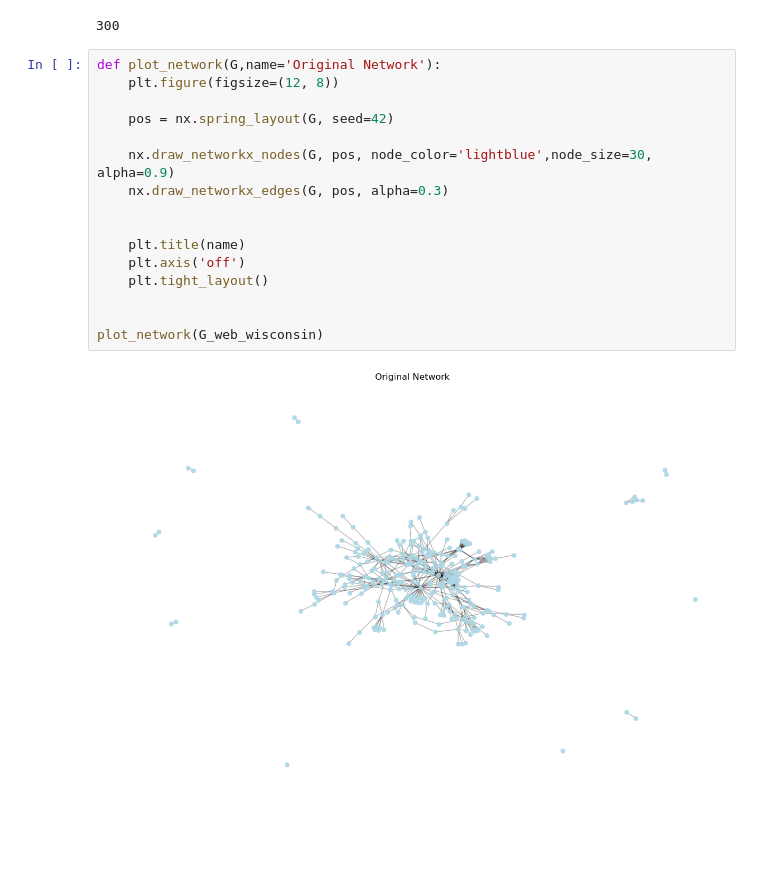
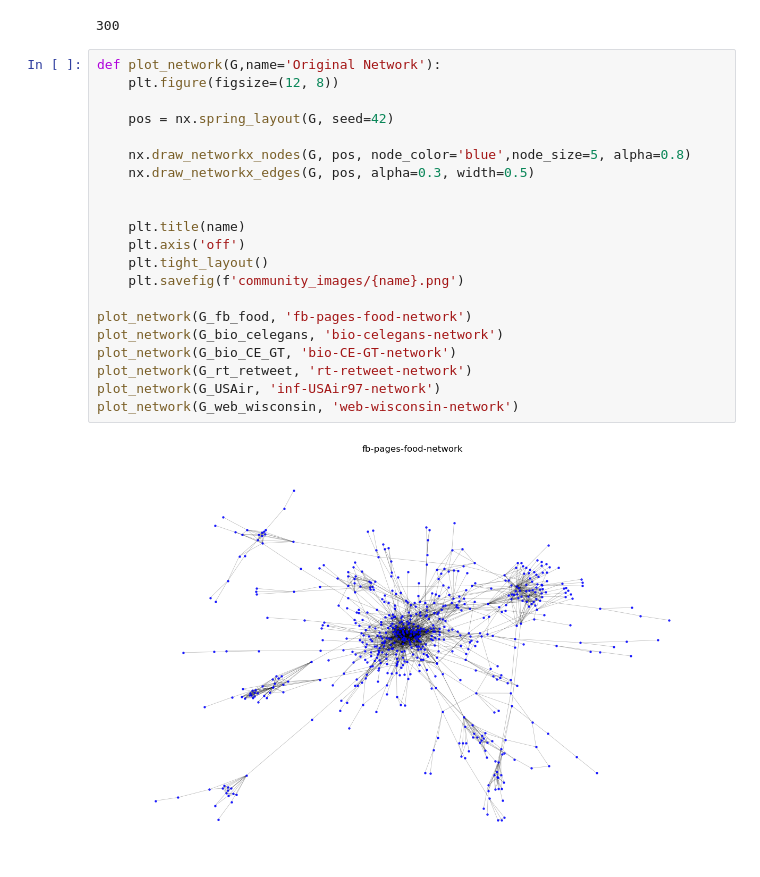
Before and after one commit to LiquidIce95/complex_networks_mini_project_numeric_sim, a Jupyter notebook: community_detection.ipynb, the cells around one changed output. Drawn from its saved outputs; the diff is of its cells as text; blank space fills up the shorter version.

```diff
--- a/community_detection.ipynb
+++ b/community_detection.ipynb
@@ -24,18 +24,23 @@ print(len(G_web_wisconsin.nodes()))
 # %%
 def plot_network(G,name='Original Network'):
     plt.figure(figsize=(12, 8))
 
     pos = nx.spring_layout(G, seed=42)
 
-    nx.draw_networkx_nodes(G, pos, node_color='lightblue',node_size=30, alpha=0.9)
-    nx.draw_networkx_edges(G, pos, alpha=0.3)
+    nx.draw_networkx_nodes(G, pos, node_color='blue',node_size=5, alpha=0.8)
+    nx.draw_networkx_edges(G, pos, alpha=0.3, width=0.5)
 
 
     plt.title(name)
     plt.axis('off')
     plt.tight_layout()
+    plt.savefig(f'community_images/{name}.png')
 
-
-plot_network(G_web_wisconsin)
+plot_network(G_fb_food, 'fb-pages-food-network')
+plot_network(G_bio_celegans, 'bio-celegans-network')
+plot_network(G_bio_CE_GT, 'bio-CE-GT-network')
+plot_network(G_rt_retweet, 'rt-retweet-network')
+plot_network(G_USAir, 'inf-USAir97-network')
+plot_network(G_web_wisconsin, 'web-wisconsin-network')
 # %% [output]
-[figure, old version]
+[figure, new version]
```
Also changed, not shown: parts of 4 cells of this notebook, 18 other files.
